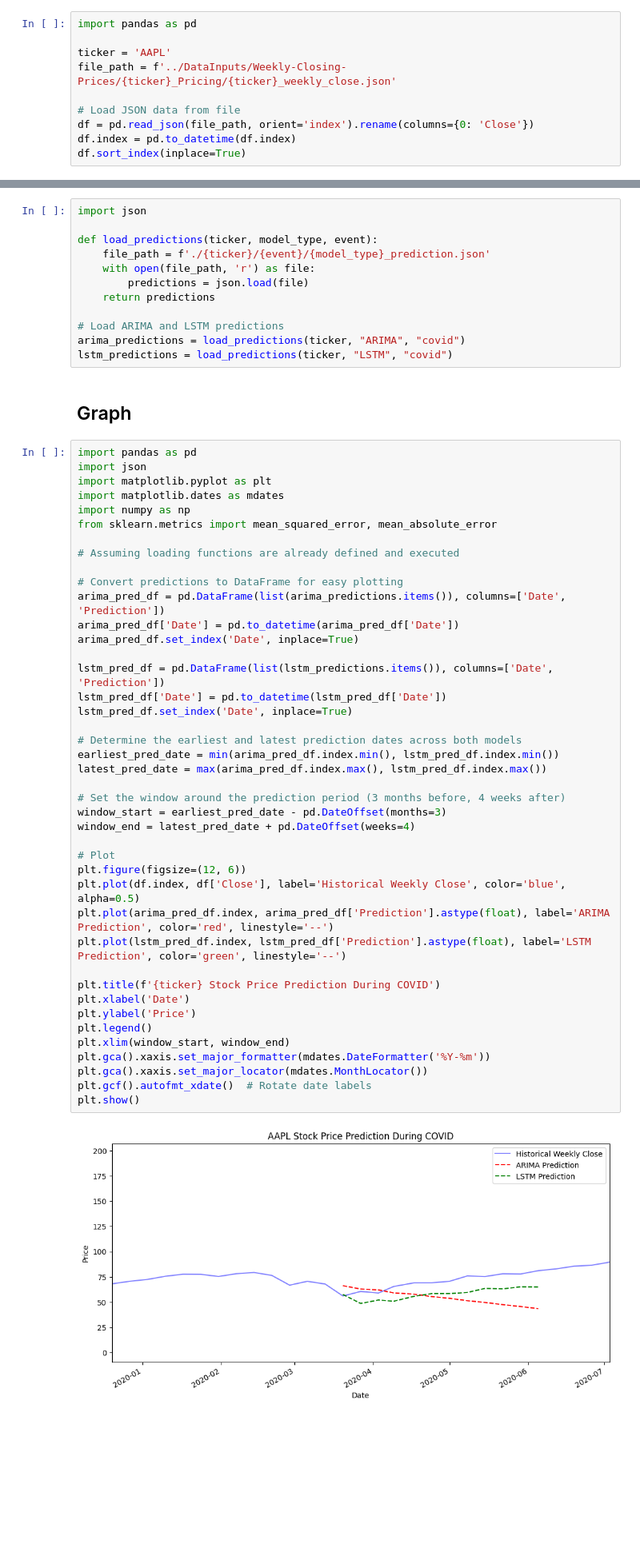
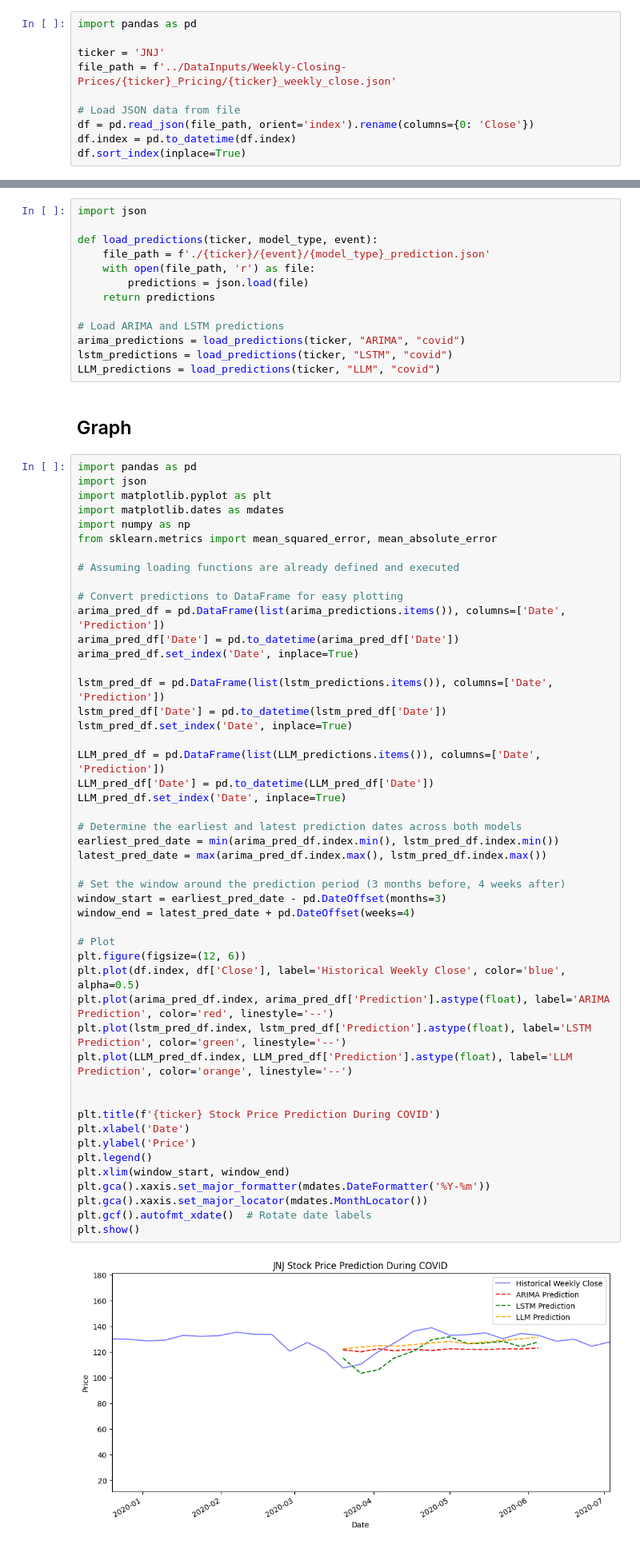
Before and after one commit to H-Lapa/FYP, a Jupyter notebook: outputs/present_results.ipynb, the cells around one changed output, grey strips where cells are left out. Shown at 80% size. Saved outputs shown, nothing was run; the diff lists cells and outputs as text; blank space fills up the shorter version.

```diff
--- a/outputs/present_results.ipynb
+++ b/outputs/present_results.ipynb
@@ -5,7 +5,7 @@
 # %%
 import pandas as pd
 
-ticker = 'AAPL'
+ticker = 'JNJ'
 file_path = f'../DataInputs/Weekly-Closing-Prices/{ticker}_Pricing/{ticker}_weekly_close.json'
 
 # Load JSON data from file
@@ -26,6 +26,7 @@ def load_predictions(ticker, model_type, event):
 # Load ARIMA and LSTM predictions
 arima_predictions = load_predictions(ticker, "ARIMA", "covid")
 lstm_predictions = load_predictions(ticker, "LSTM", "covid")
+LLM_predictions = load_predictions(ticker, "LLM", "covid")
 # %% [markdown]
 ## Graph
 # %%
@@ -44,33 +45,39 @@ arima_pred_df['Date'] = pd.to_datetime(arima_pred_df['Date'])
 arima_pred_df.set_index('Date', inplace=True)
 
 lstm_pred_df = pd.DataFrame(list(lstm_predictions.items()), columns=['Date', 'Prediction'])
 lstm_pred_df['Date'] = pd.to_datetime(lstm_pred_df['Date'])
 lstm_pred_df.set_index('Date', inplace=True)
 
+LLM_pred_df = pd.DataFrame(list(LLM_predictions.items()), columns=['Date', 'Prediction'])
+LLM_pred_df['Date'] = pd.to_datetime(LLM_pred_df['Date'])
+LLM_pred_df.set_index('Date', inplace=True)
+
 # Determine the earliest and latest prediction dates across both models
 earliest_pred_date = min(arima_pred_df.index.min(), lstm_pred_df.index.min())
 latest_pred_date = max(arima_pred_df.index.max(), lstm_pred_df.index.max())
 
 # Set the window around the prediction period (3 months before, 4 weeks after)
 window_start = earliest_pred_date - pd.DateOffset(months=3)
 window_end = latest_pred_date + pd.DateOffset(weeks=4)
 
 # Plot
 plt.figure(figsize=(12, 6))
 plt.plot(df.index, df['Close'], label='Historical Weekly Close', color='blue', alpha=0.5)
 plt.plot(arima_pred_df.index, arima_pred_df['Prediction'].astype(float), label='ARIMA Prediction', color='red', linestyle='--')
 plt.plot(lstm_pred_df.index, lstm_pred_df['Prediction'].astype(float), label='LSTM Prediction', color='green', linestyle='--')
+plt.plot(LLM_pred_df.index, LLM_pred_df['Prediction'].astype(float), label='LLM Prediction', color='orange', linestyle='--')
+
 
 plt.title(f'{ticker} Stock Price Prediction During COVID')
 plt.xlabel('Date')
 plt.ylabel('Price')
 plt.legend()
 plt.xlim(window_start, window_end)
 plt.gca().xaxis.set_major_formatter(mdates.DateFormatter('%Y-%m'))
 plt.gca().xaxis.set_major_locator(mdates.MonthLocator())
 plt.gcf().autofmt_xdate()  # Rotate date labels
 plt.show()
 # %% [output]
-[figure, old version]
+[figure, new version]
 # %% [markdown]
 ## Calculate RMSE and MAE for all predicitons
```
Also changed, not shown: parts of 4 cells of this notebook, 38 other files.
